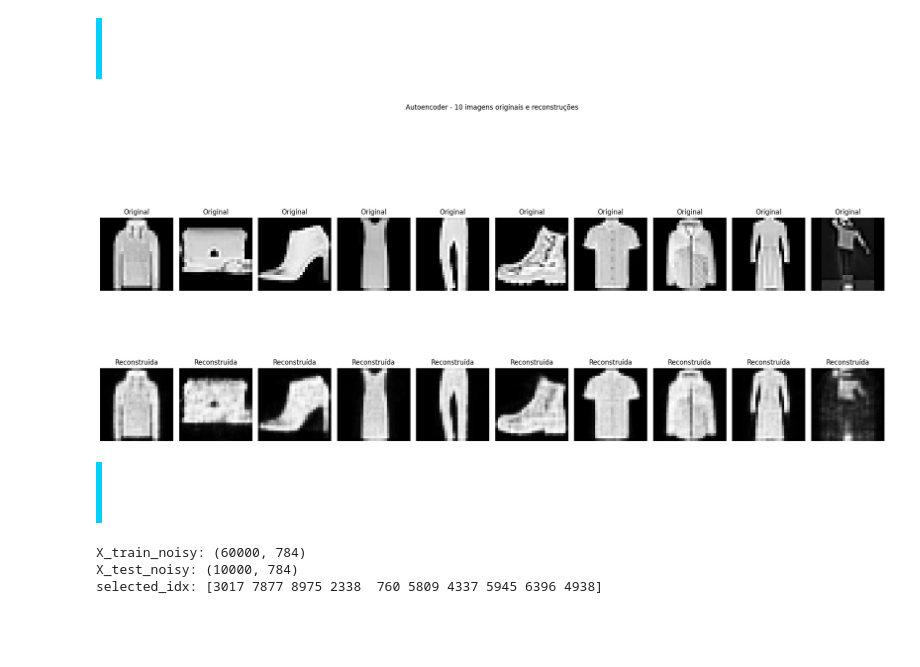
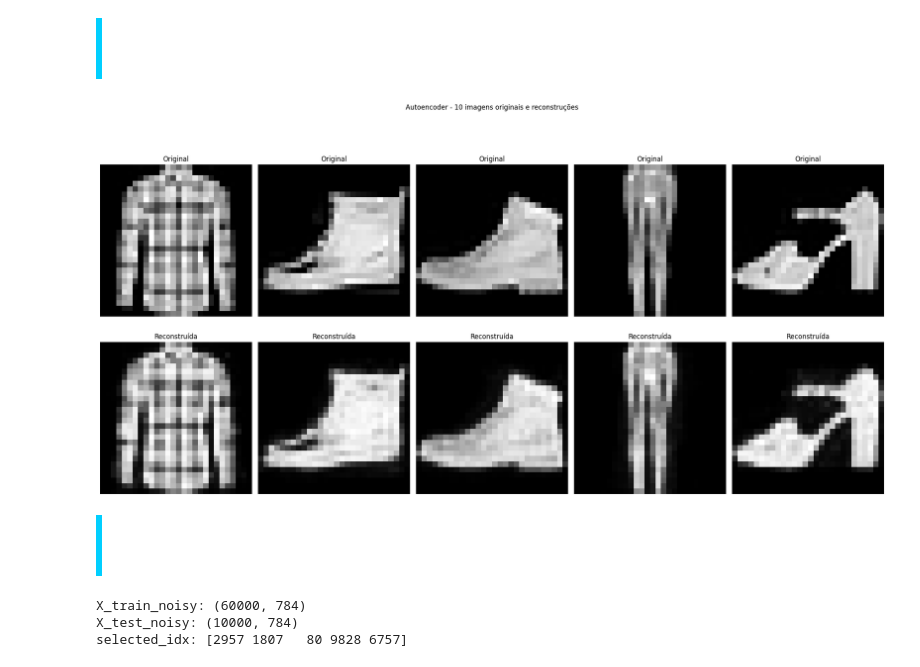
Before and after one commit to mariaeco/DeepLearning_PDI, a Jupyter notebook: DeepLearning/Q4.ipynb, the cells around one changed output. Cells and saved outputs as stored; diff of their text form; code cells hidden in the pictures; blank space fills up the shorter version.

```diff
--- a/DeepLearning/Q4.ipynb
+++ b/DeepLearning/Q4.ipynb
@@ -89,7 +89,7 @@ classes = [
 ]
 
 # Plota 5 imagens do conjunto de treino
-num_imagens = 5
+num_imagens = 6
 fig, axes = plt.subplots(1, num_imagens, figsize=(15, 3))
 
 for i in range(num_imagens):
@@ -153,8 +175,8 @@ Model: "sequential_6"
  Non-trainable params: 0 (0.00 B)
 # %%
 history = model.fit(X_train, X_train,
-                    epochs=10,
-                    batch_size=128,
+                    epochs=30,
+                    batch_size=32,
                     validation_split=0.2,
                     verbose=2)
 # %% [output]
@@ -207,31 +239,31 @@ box-shadow: 0 0 20px rgba(0,207,255,0.5);">
 </div>
 # %%
 # 10 imagens de teste: original vs reconstruída
-n = 10
+n = 5
 idx = np.random.choice(len(X_test), n, replace=False)
 
 originais = X_test[idx].reshape(-1, 28, 28)
 reconstruidas = x_pred[idx].reshape(-1, 28, 28)
 
 plt.figure(figsize=(20, 10))
 for i in range(n):
     # Linha de cima: original
-    ax = plt.subplot(2, 10, i + 1)
+    ax = plt.subplot(2, 5, i + 1)
     ax.imshow(originais[i], cmap="gray")
     ax.set_title("Original")
     ax.axis("off")
 
     # Linha de baixo: reconstruída
-    ax = plt.subplot(2, n, i + 1 + n)
+    ax = plt.subplot(2, 5, i + 1 + n)
     ax.imshow(reconstruidas[i], cmap="gray")
     ax.set_title("Reconstruída")
     ax.axis("off")
 
 plt.suptitle("Autoencoder - 10 imagens originais e reconstruções", y=1.05)
 plt.tight_layout()
 plt.show()
 # %% [output]
-[figure, old version]
+[figure, new version]
 # %% [markdown]
 <div style="border-left: 6px solid #00cfff;
 background: linear-gradient(90deg, #0f2027, #203a43);
@@ -269,7 +301,7 @@ print("selected_idx:", selected_idx)
 # %% [output]
 X_train_noisy: (60000, 784)
 X_test_noisy: (10000, 784)
-selected_idx: [3017 7877 8975 2338  760 5809 4337 5945 6396 4938]
+selected_idx: [2957 1807   80 9828 6757]
 # %%
 # Modelo denoising autoencoder (fully connected)
 model_denoise = Sequential([
```
Also changed, not shown: parts of 10 cells of this notebook, 7 other files.
